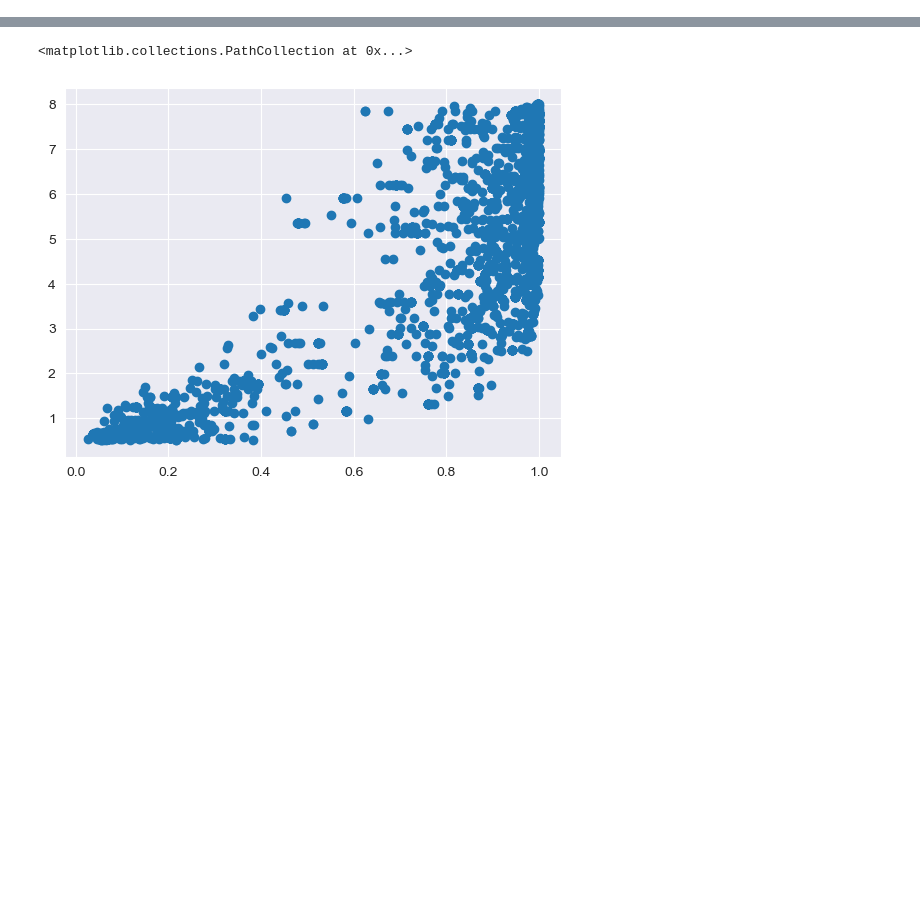
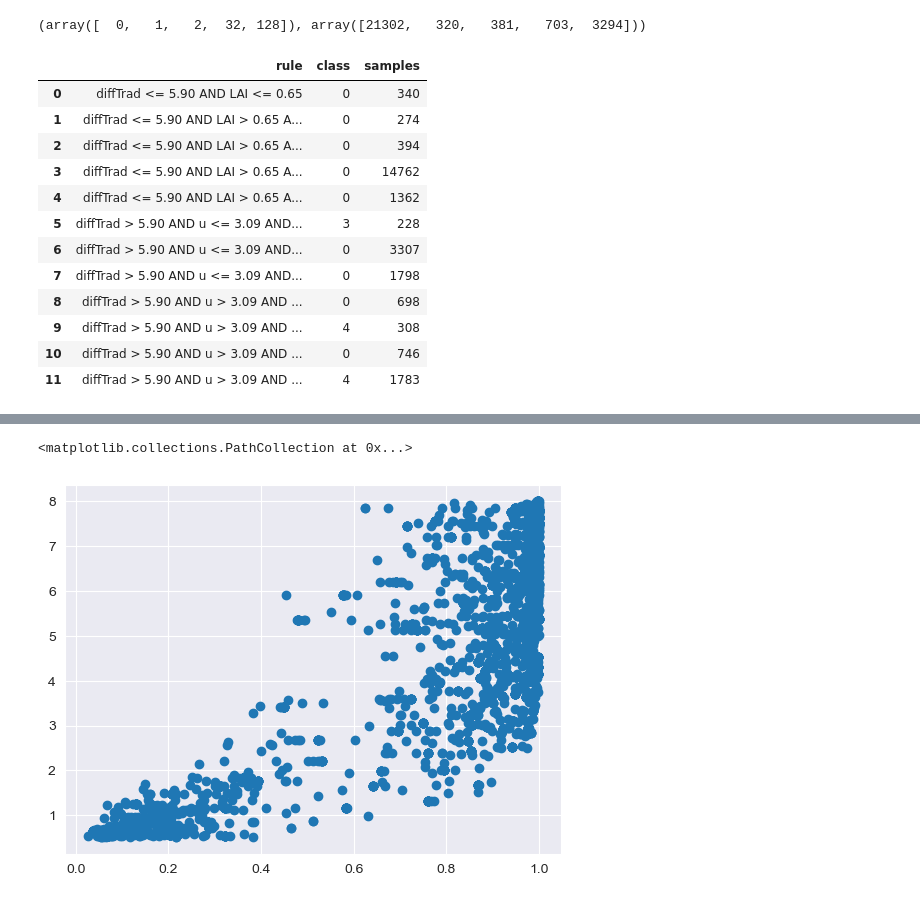
Before and after one commit to Manuel-Qui-Alb/BiophysicalTraitsSAT, a Jupyter notebook: TSEB/visualize_TSEB_SA.ipynb, the cells around one changed output, grey strips where cells are left out. Cells and saved outputs as stored; diff of their text form; code cells hidden in the pictures; blank space fills up the shorter version.

```diff
--- a/TSEB/visualize_TSEB_SA.ipynb
+++ b/TSEB/visualize_TSEB_SA.ipynb
@@ -73,3 +48,61 @@ Index(['LAI', 'difffv', 'h_V', 'row_sep', 'x_LAD', 'leaf_width', 'diffTrad',
+# %%
+classes, counts = np.unique(y, return_counts=True)
+classes, counts
+# print("Tree classes:", clf.classes_)
+# %% [output]
+(array([  0,   1,   2,  32, 128]), array([21302,   320,   381,   703,  3294]))
+# %%
+import pandas as pd
+from sklearn.tree import _tree
+
+def tree_to_table(clf, feature_names):
+    tree = clf.tree_
+    feature_name = [
+        feature_names[i] if i != _tree.TREE_UNDEFINED else "undefined"
+        for i in tree.feature
+    ]
+
+    rows = []
+
+    def recurse(node, conditions):
+        if tree.feature[node] != _tree.TREE_UNDEFINED:
+            name = feature_name[node]
+            threshold = tree.threshold[node]
+
+            recurse(
+                tree.children_left[node],
+                conditions + [f"{name} <= {threshold:.2f}"]
+            )
+            recurse(
+                tree.children_right[node],
+                conditions + [f"{name} > {threshold:.2f}"]
+            )
+        else:
+            rows.append({
+                "rule": " AND ".join(conditions),
+                "class": int(tree.value[node].argmax()),
+                "samples": int(tree.n_node_samples[node])
+            })
+
+    recurse(0, [])
+    return pd.DataFrame(rows)
+# %%
+rules_df = tree_to_table(clf, names)
+rules_df
+# %% [output]
+|  | rule | class | samples |
+| 0 | diffTrad <= 5.90 AND LAI <= 0.65 | 0 | 340 |
+| 1 | diffTrad <= 5.90 AND LAI > 0.65 A... | 0 | 274 |
+| 2 | diffTrad <= 5.90 AND LAI > 0.65 A... | 0 | 394 |
+| 3 | diffTrad <= 5.90 AND LAI > 0.65 A... | 0 | 14762 |
+| 4 | diffTrad <= 5.90 AND LAI > 0.65 A... | 0 | 1362 |
+| 5 | diffTrad > 5.90 AND u <= 3.09 AND... | 3 | 228 |
+| 6 | diffTrad > 5.90 AND u <= 3.09 AND... | 0 | 3307 |
+| 7 | diffTrad > 5.90 AND u <= 3.09 AND... | 0 | 1798 |
+| 8 | diffTrad > 5.90 AND u > 3.09 AND ... | 0 | 698 |
+| 9 | diffTrad > 5.90 AND u > 3.09 AND ... | 4 | 308 |
+| 10 | diffTrad > 5.90 AND u > 3.09 AND ... | 0 | 746 |
+| 11 | diffTrad > 5.90 AND u > 3.09 AND ... | 4 | 1783 |
 # %%
 from sklearn.tree import DecisionTreeClassifier, export_text
 
```
Also changed, not shown: parts of 9 cells of this notebook, 4 other files.
